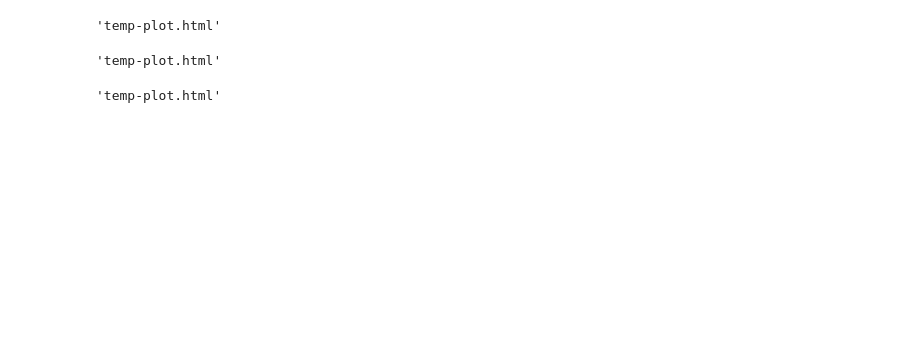
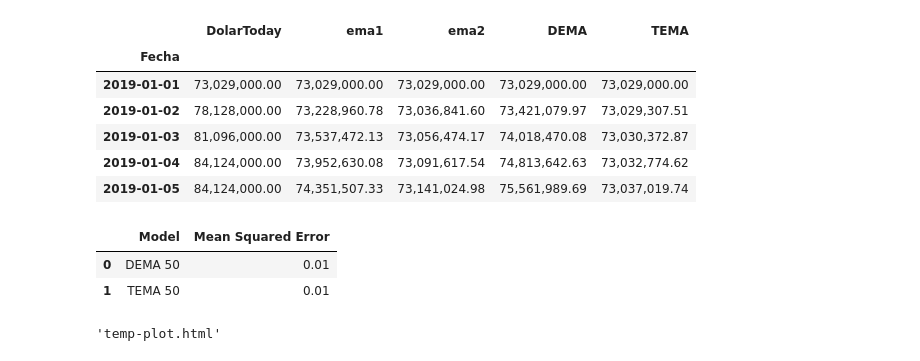
Before and after one commit to lombardidiego/exchange_rate_Venezuela, a Jupyter notebook: Forecast_paralelo.ipynb, the cells around one changed output. Drawn from its saved outputs; the diff is of its cells as text; code cells hidden in the pictures; blank space fills up the shorter version.

```diff
--- a/Forecast_paralelo.ipynb
+++ b/Forecast_paralelo.ipynb
@@ -490,2 +526,4 @@ pyo.plot(fig)
+# %%
+df_DEMA = df[Start_Date_ave:End_Date_ave]
 # %%
 span = 50
@@ -494,6 +530,8 @@ EMA = df_ave['DolarToday'].ewm(span=span, adjust=False).mean()
 # %%
-ema1 = EMA.ewm(span=span, adjust=False).mean()
+df_DEMA['ema1'] = df_DEMA['DolarToday'].ewm(span=span, adjust=False).mean()
 
-ema2 = ema1.ewm(span=span, adjust=False).mean()
+df_DEMA['ema2'] = df_DEMA['ema1'].ewm(span=span, adjust=False).mean()
 
-DEMA = (ema1 * 2) - ema2
+df_DEMA['DEMA'] = (df_DEMA['ema1'] * 2) - df_DEMA['ema2']
+
+df_DEMA['TEMA'] = df_DEMA['ema2'].ewm(span=span, adjust=False).mean()
@@ -504 +538,29 @@ TEMA = ema2.ewm(span=span, adjust=False).mean()
+# %%
+df_DEMA.head()
+# %% [output]
+|  | DolarToday | ema1 | ema2 | DEMA | TEMA |
+| Fecha |  |  |  |  |  |
+| 2019-01-01 | 73,029,000.00 | 73,029,000.00 | 73,029,000.00 | 73,029,000.00 | 73,029,000.00 |
+| 2019-01-02 | 78,128,000.00 | 73,228,960.78 | 73,036,841.60 | 73,421,079.97 | 73,029,307.51 |
+| 2019-01-03 | 81,096,000.00 | 73,537,472.13 | 73,056,474.17 | 74,018,470.08 | 73,030,372.87 |
+| 2019-01-04 | 84,124,000.00 | 73,952,630.08 | 73,091,617.54 | 74,813,642.63 | 73,032,774.62 |
+| 2019-01-05 | 84,124,000.00 | 74,351,507.33 | 73,141,024.98 | 75,561,989.69 | 73,037,019.74 |
+# %%
+# Mean Square Error
+
+df_DEMA_NORMALIZE = preprocessing.StandardScaler().fit(df_DEMA).transform(df_DEMA)
+
+df_DEMA_MSE1 = sqrt(mean_squared_error(df_DEMA_NORMALIZE[0], df_DEMA_NORMALIZE[3]))
+df_DEMA_MSE2 = sqrt(mean_squared_error(df_DEMA_NORMALIZE[0], df_DEMA_NORMALIZE[4]))
+
+data = [['DEMA {}'.format(span), df_DEMA_MSE1],
+        ['TEMA {}'.format(span), df_DEMA_MSE2]]
+
+Table_DEMA_MSE = pd.DataFrame(data, columns=['Model', 'Mean Squared Error'])
+
+Table_DEMA_MSE.sort_values(by='Mean Squared Error')
+# %% [output]
+|  | Model | Mean Squared Error |
+| 0 | DEMA 50 | 0.01 |
+| 1 | TEMA 50 | 0.01 |
 # %%
@@ -536,14 +595,0 @@ dif_EMA_DEMA = EMA - DEMA
-# %%
-trace1 = go.Bar(x=df_ave.index,
-                y=dif_EMA_DEMA,
-                  name='Diferencia',
-                  marker = {'color':'rgb(49,55,254)'})
-
-data = [trace1]
-
-layout = go.Layout(title="Diferencia entre EMA y DEMA - DolarToday / span = {} días".format(span))
-
-fig = go.Figure(data=data, layout=layout)
-pyo.plot(fig)
-# %% [output]
-'temp-plot.html'
@@ -552,14 +595,0 @@ dif_DT_DEMA = df_ave['DolarToday'] - DEMA
-# %%
-trace1 = go.Bar(x=df_ave.index,
-                y=dif_DT_DEMA,
-                  name='Diferencia',
-                  marker = {'color':'rgb(49,55,254)'})
-
-data = [trace1]
-
-layout = go.Layout(title="Diferencia entre valor observado y DEMA - DolarToday / span = {} días".format(span))
-
-fig = go.Figure(data=data, layout=layout)
-pyo.plot(fig)
-# %% [output]
-'temp-plot.html'
```
Also changed, not shown: parts of 92 cells of this notebook, 1 other file.
